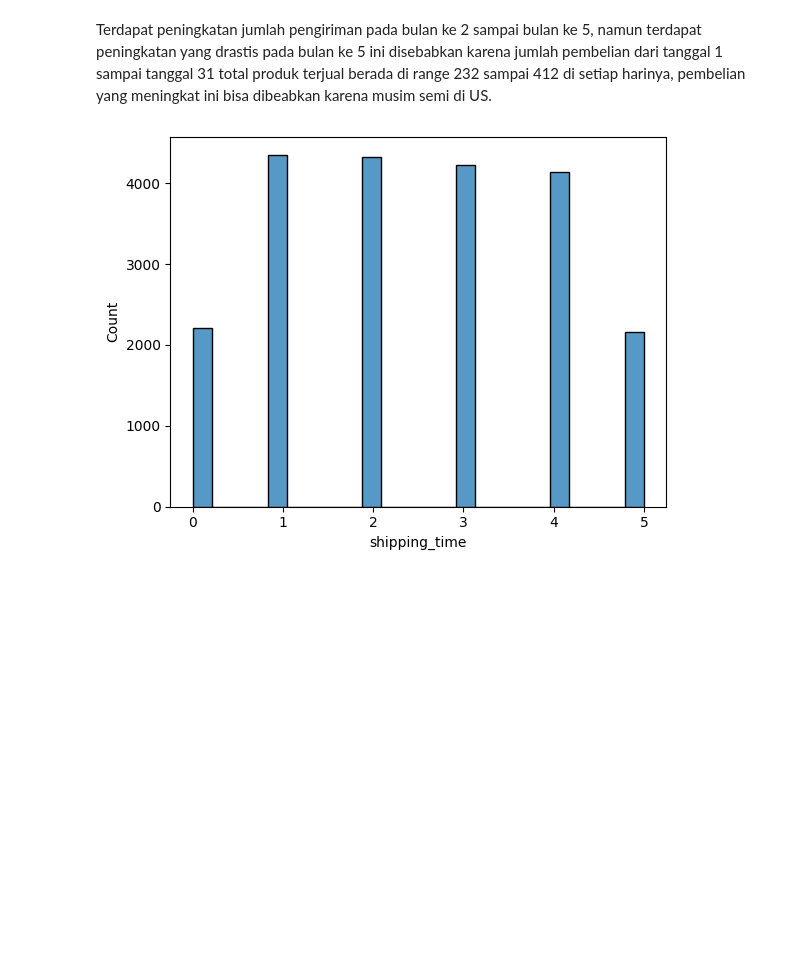
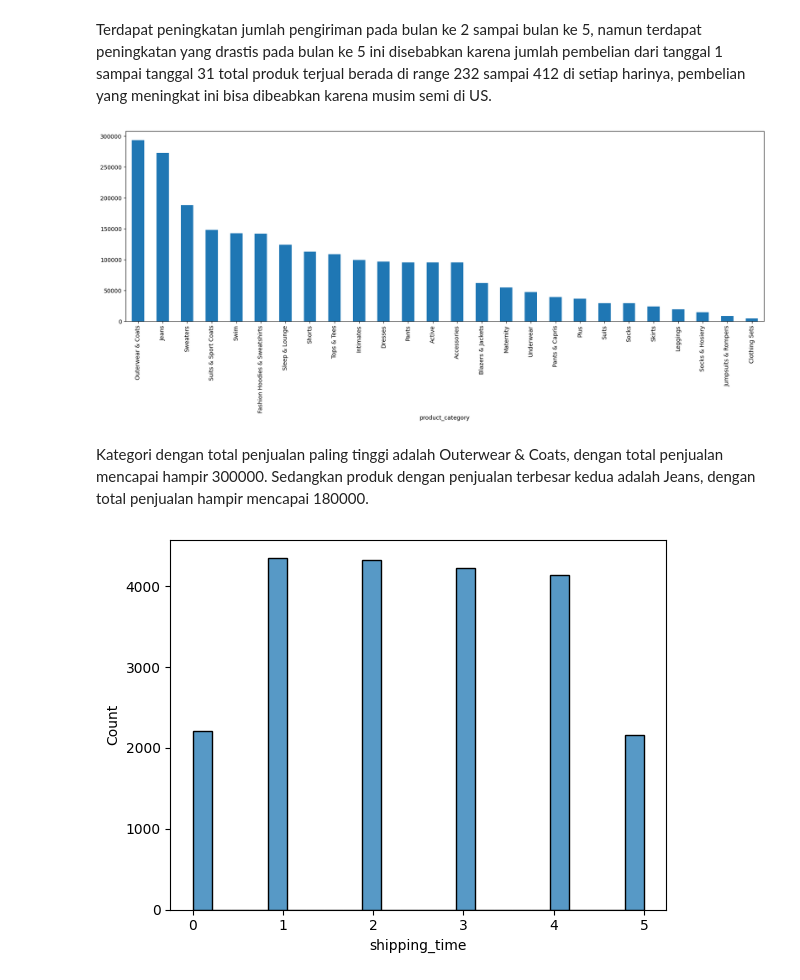
Before and after one commit to salmanfaishal27/thelook_ecommerce_EDA, a Jupyter notebook: script.ipynb, the cells around one changed output. Cells and saved outputs as stored; diff of their text form; code cells hidden in the pictures; blank space fills up the shorter version.

```diff
--- a/script.ipynb
+++ b/script.ipynb
@@ -343,6 +343,14 @@ plt.show()
 [figure]
 # %% [markdown]
 Terdapat peningkatan jumlah pengiriman pada bulan ke 2 sampai bulan ke 5, namun terdapat peningkatan yang drastis pada bulan ke 5 ini disebabkan karena jumlah pembelian dari tanggal 1 sampai tanggal 31 total produk terjual berada di range 232 sampai 412 di setiap harinya, pembelian yang meningkat ini bisa dibeabkan karena musim semi di US.
+# %%
+plt.figure(figsize=(20,6))
+data.groupby(data.product_category).sale_price.sum().sort_values(ascending=False).plot(kind='bar')
+plt.show()
+# %% [output]
+[figure, added]
+# %% [markdown]
+Kategori dengan total penjualan paling tinggi adalah Outerwear & Coats, dengan total penjualan mencapai hampir 300000. Sedangkan produk dengan penjualan terbesar kedua adalah Jeans, dengan total penjualan hampir mencapai 180000.
 # %%
 #membuat kolom baru untuk menyimpan selisih antara produk terkirim sampai diterima oleh konsumen
 data['shipping_time'] = (data['delivered_at'] - data['shipped_at']).dt.days
```
Also changed, not shown: parts of 2 cells of this notebook.
